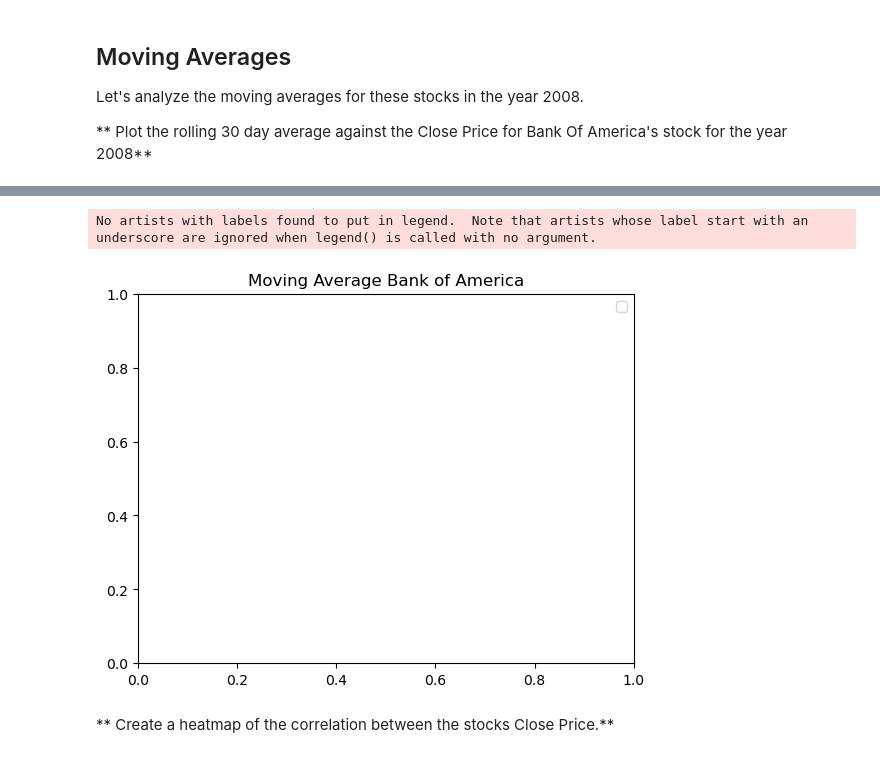
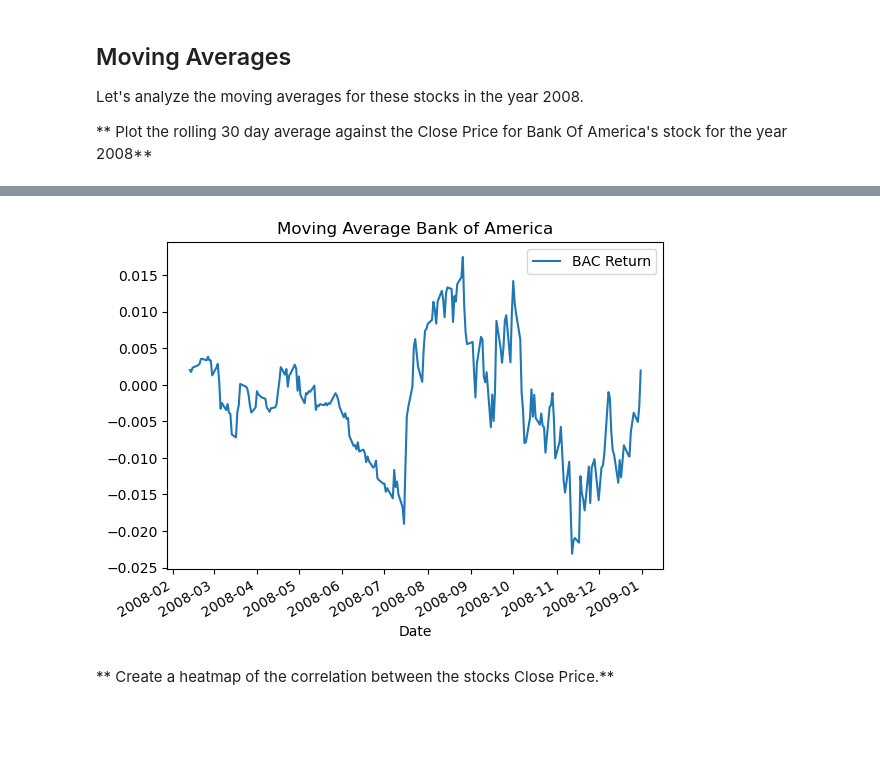
Before and after one commit to NahuelCl/Finanace_Project_Analisys, a Jupyter notebook: 3-Finance Project.ipynb, the cells around one changed output, grey strips where cells are left out. Saved outputs shown, nothing was run; the diff lists cells and outputs as text; code cells hidden in the pictures; blank space fills up the shorter version.

```diff
--- a/3-Finance Project.ipynb
+++ b/3-Finance Project.ipynb
@@ -288,7 +288,7 @@ Let's analyze the moving averages for these stocks in the year 2008.
 
 ** Plot the rolling 30 day average against the Close Price for Bank Of America's stock for the year 2008**
 # %%
-returns.loc['2008-01-01':'2008-12-31']['BAC Return'].rolling(window=30).mean().iplot()
+returns.loc['2008-01-01':'2008-12-31']['BAC Return'].rolling(window=30).mean().plot()
 
 plt.title('Moving Average Bank of America')
 plt.legend()  # To show labels of tickers
@@ -298,5 +297,4 @@ plt.savefig('moving_average_bac.png')
-No artists with labels found to put in legend.  Note that artists whose label start with an underscore are ignored when legend() is called with no argument.
-[figure, old version]
+[figure, new version]
 # %% [markdown]
 ** Create a heatmap of the correlation between the stocks Close Price.**
 # %%
```
Also changed, not shown: parts of 1 cell of this notebook, 1 other file.
